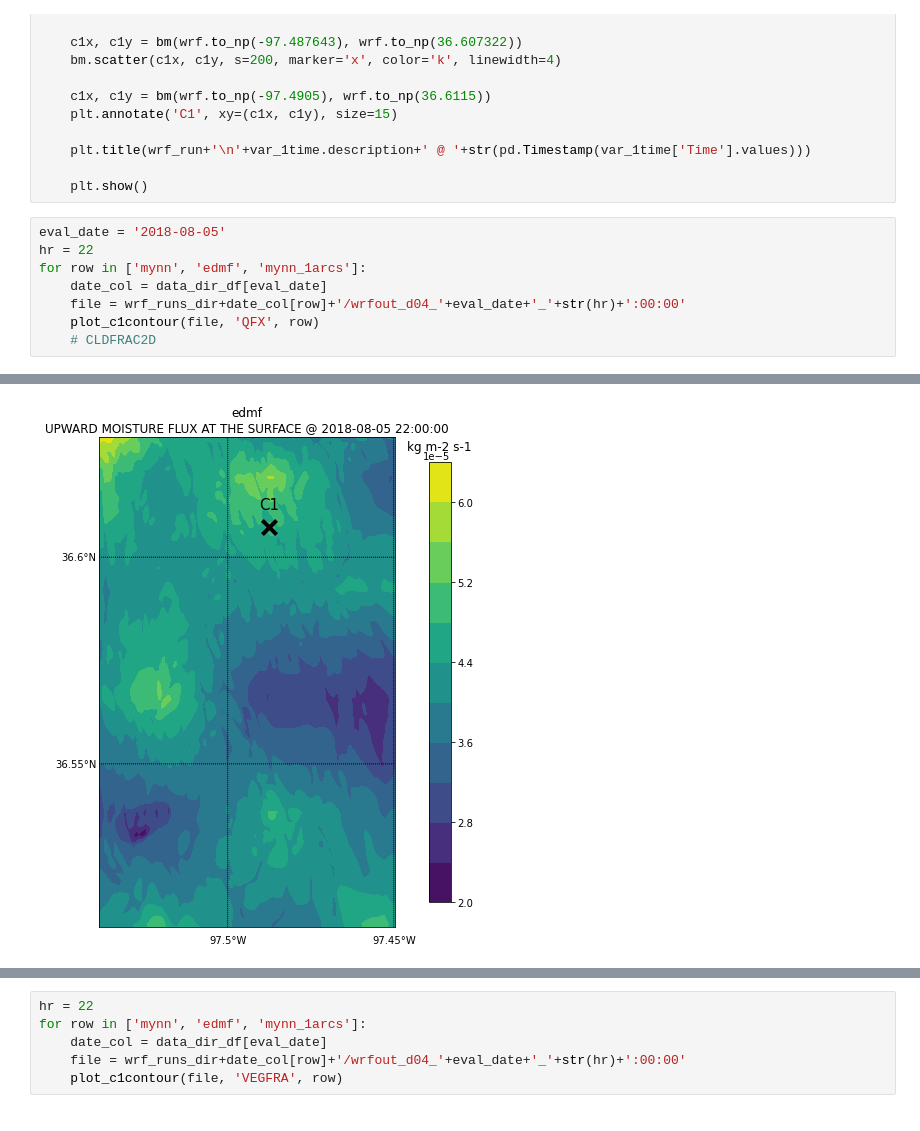
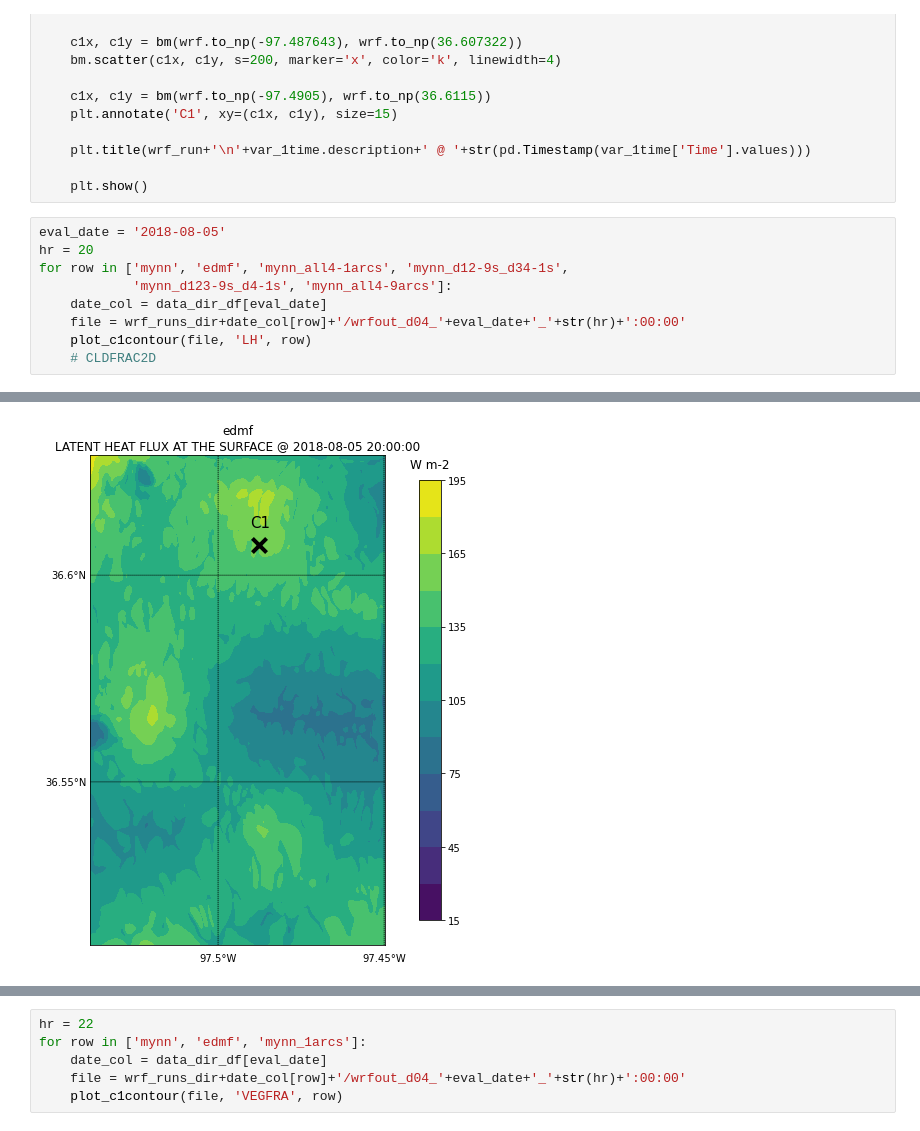
Before and after one commit to joejoeyjoseph/mmc-pnnl-j3, a Jupyter notebook: sgp/eagle/04a_auxout_xycontour.ipynb, the cells around one changed output, grey strips where cells are left out. Cells and saved outputs as stored; diff of their text form.

```diff
--- a/sgp/eagle/04a_auxout_xycontour.ipynb
+++ b/sgp/eagle/04a_auxout_xycontour.ipynb
@@ -68,10 +68,11 @@ def plot_c1contour(file, wrf_var, wrf_run):
     plt.show()
 # %%
 eval_date = '2018-08-05'
-hr = 22
-for row in ['mynn', 'edmf', 'mynn_1arcs']:
+hr = 20
+for row in ['mynn', 'edmf', 'mynn_all4-1arcs', 'mynn_d12-9s_d34-1s',
+            'mynn_d123-9s_d4-1s', 'mynn_all4-9arcs']:
     date_col = data_dir_df[eval_date]
     file = wrf_runs_dir+date_col[row]+'/wrfout_d04_'+eval_date+'_'+str(hr)+':00:00'
-    plot_c1contour(file, 'QFX', row)
+    plot_c1contour(file, 'LH', row)
     # CLDFRAC2D
 # %% [output]
@@ -79 +80 @@ for row in ['mynn', 'edmf', 'mynn_1arcs']:
-[figure, old version]
+[figure, new version]
```
Also changed, not shown: parts of 2 cells of this notebook, 2 other files.
